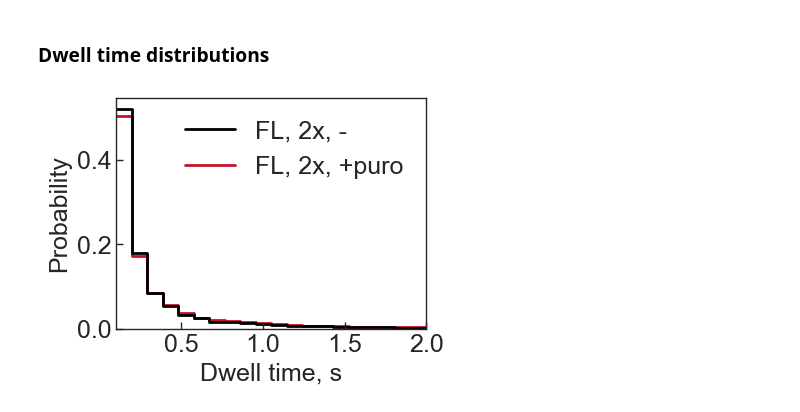
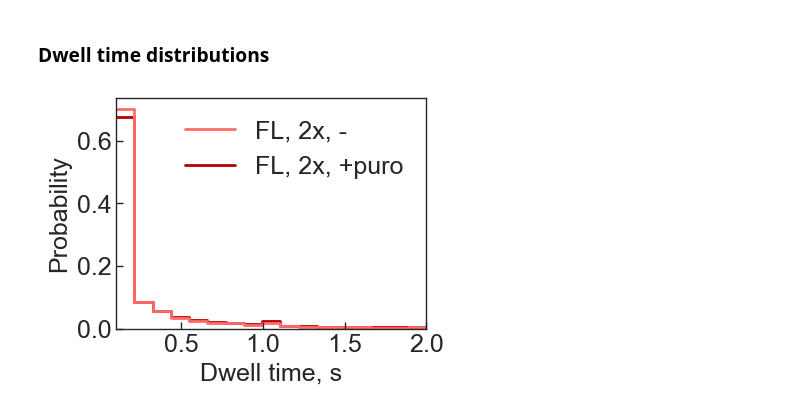
Before and after one commit to walterlab-um/RNA_SPT_in_cellular_condensates, a Jupyter notebook: plot_paper_figure/Fig2_interactions_FL_FLpuro.ipynb, the cells around one changed output. Saved outputs shown, nothing was run; the diff lists cells and outputs as text; code cells hidden in the pictures.

```diff
--- a/plot_paper_figure/Fig2_interactions_FL_FLpuro.ipynb
+++ b/plot_paper_figure/Fig2_interactions_FL_FLpuro.ipynb
@@ -17,8 +17,8 @@ label1 = "FL, 2x, -"
 label2 = "FL, 2x, +puro"
 fname1 = "colocalization_AIO_concat-FL_2x.csv"
 fname2 = "colocalization_AIO_concat-FL_puro_2x.csv"
-color_1 = "black"
-color_2 = "#C8102E"
+color_1 = "#FF6B6B"
+color_2 = "#B30000"
 palette = [color_1, color_2]
 os.chdir(folder)
 # %%
@@ -74,40 +74,40 @@ ax = sns.histplot(
     x="dwell_time",
     hue="label",
     palette=palette,
-    bins=20,
+    bins=17,
     binrange=(0.1, 2),
     stat="probability",
     common_norm=False,
     lw=2,
     element="step",
     fill=False,
     # cumulative=True,
 )
 plt.xlim(0.1, 2)
 sns.move_legend(ax, 1, title=None, frameon=False, fontsize=18)
 plt.xlabel("Dwell time, s", fontsize=18)
 plt.ylabel("Probability", fontsize=18)
 plt.gca().spines[:].set_linewidth(1)
 plt.gca().tick_params(
     axis="both",
     which="major",
     labelsize=18,
     direction="in",
     bottom=True,
     left=True,
     length=5,
     width=1,
 )
 plt.gca().set_axisbelow(False)
 plt.gca().tick_params(axis="both", which="major", labelsize=18)
 plt.savefig(
     "dwell-histo.png",
     format="png",
     bbox_inches="tight",
     dpi=300,
 )
 # %% [output]
-[figure, old version]
+[figure, new version]
 # %%
 plt.figure(figsize=(4, 3))
 ax = sns.histplot(
```
Also changed, not shown: parts of 1 cell of this notebook, 1 other file.
